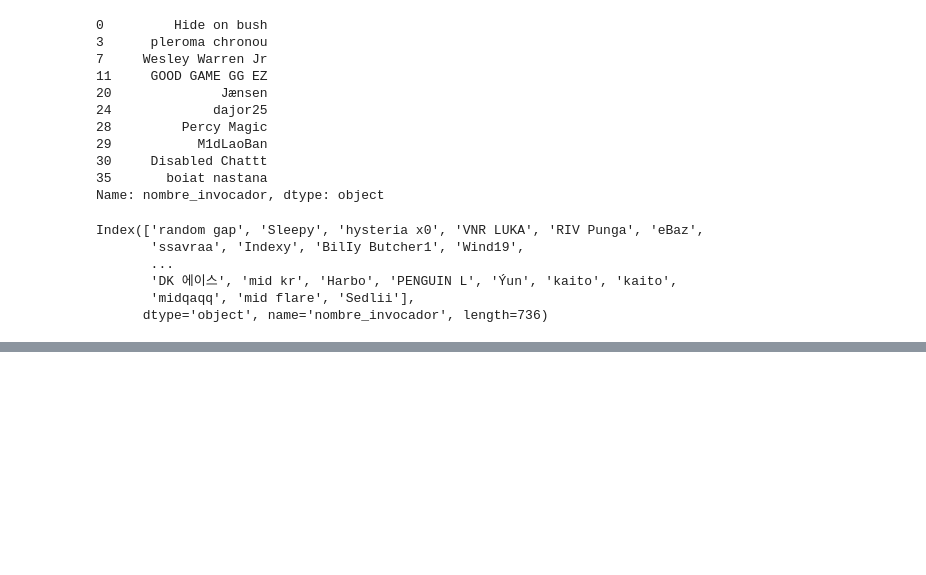
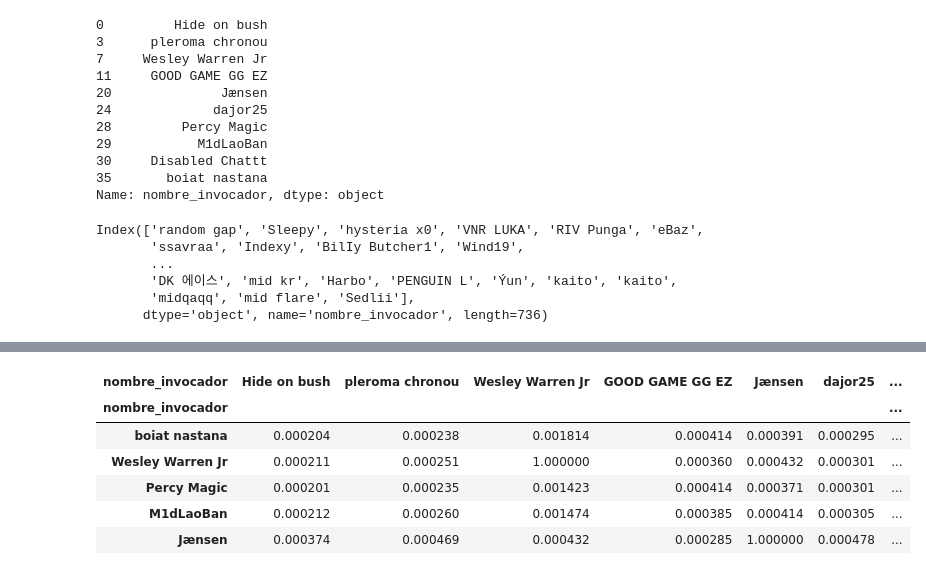
Before and after one commit to Periclates7/League_of_Scouters, a Jupyter notebook: src/mid_clasificador.ipynb, the cells around one changed output, grey strips where cells are left out. Drawn from its saved outputs; the diff is of its cells as text; code cells hidden in the pictures; blank space fills up the shorter version.

Commit message:
csv cuadro de mando

```diff
--- a/src/mid_clasificador.ipynb
+++ b/src/mid_clasificador.ipynb
@@ -109,4 +109,4 @@ mid_sim.drop(col[:-10], axis = 1, inplace = True)
 # %%
 mid_sim['Total'] = mid_sim.sum(axis = 1)
 # %%
-mid_sim.sort_values(by = 'Total', ascending = False)
+mid_mando = mid_sim.sort_values(by = 'Total', ascending = False)
@@ -131,0 +113,10 @@ mid_sim.sort_values(by = 'Total', ascending = False)
+# %%
+mid_mando.head()
+# %% [output]
+| nombre_invocador | Hide on bush | pleroma chronou | Wesley Warren Jr | GOOD GAME GG EZ | Jænsen | dajor25 | ... |
+| nombre_invocador |  |  |  |  |  |  | ... |
+| boiat nastana | 0.000204 | 0.000238 | 0.001814 | 0.000414 | 0.000391 | 0.000295 | ... |
+| Wesley Warren Jr | 0.000211 | 0.000251 | 1.000000 | 0.000360 | 0.000432 | 0.000301 | ... |
+| Percy Magic | 0.000201 | 0.000235 | 0.001423 | 0.000414 | 0.000371 | 0.000301 | ... |
+| M1dLaoBan | 0.000212 | 0.000260 | 0.001474 | 0.000385 | 0.000414 | 0.000305 | ... |
+| Jænsen | 0.000374 | 0.000469 | 0.000432 | 0.000285 | 1.000000 | 0.000478 | ... |
```
Also changed, not shown: parts of 2 cells of this notebook, 4 other files.
